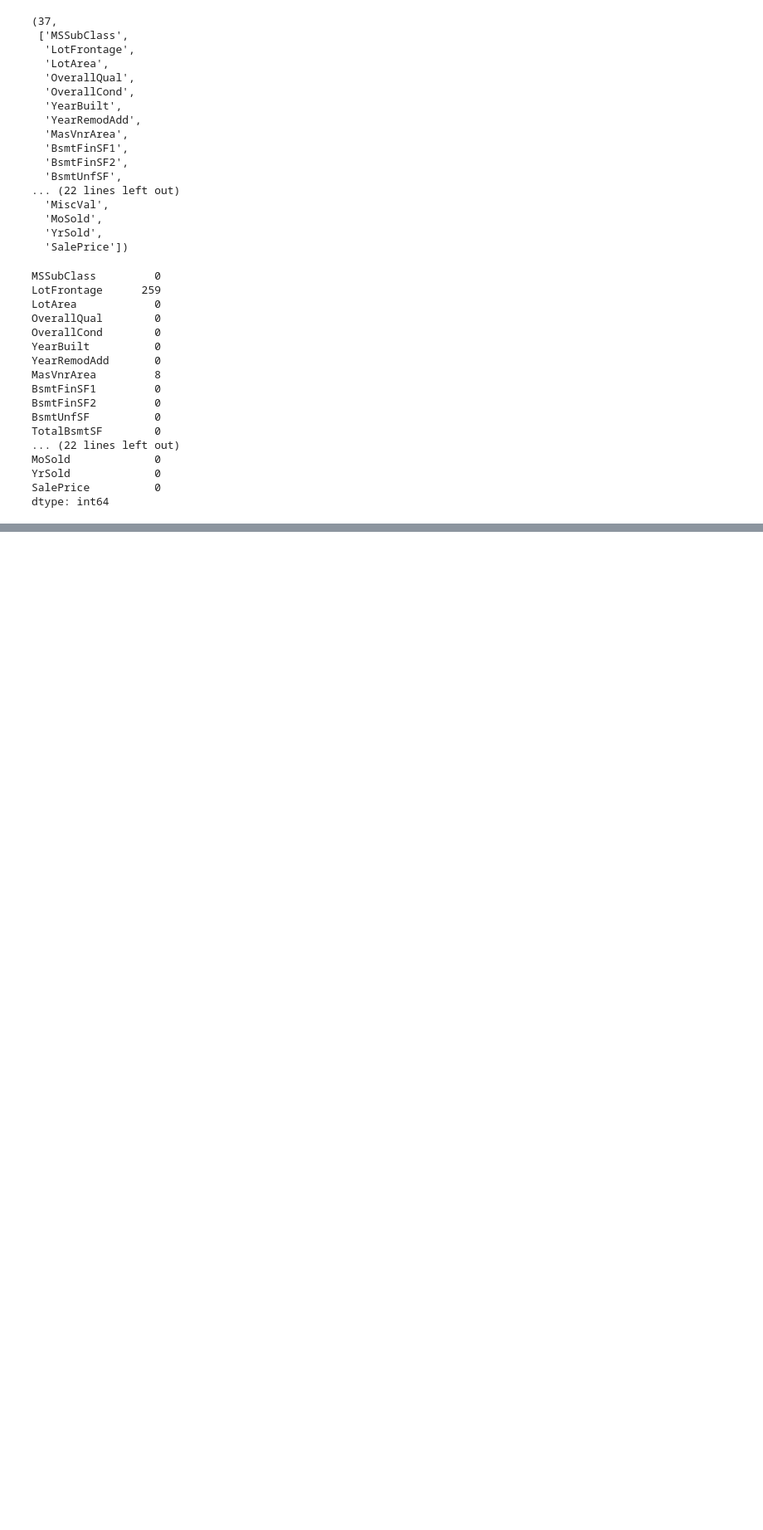
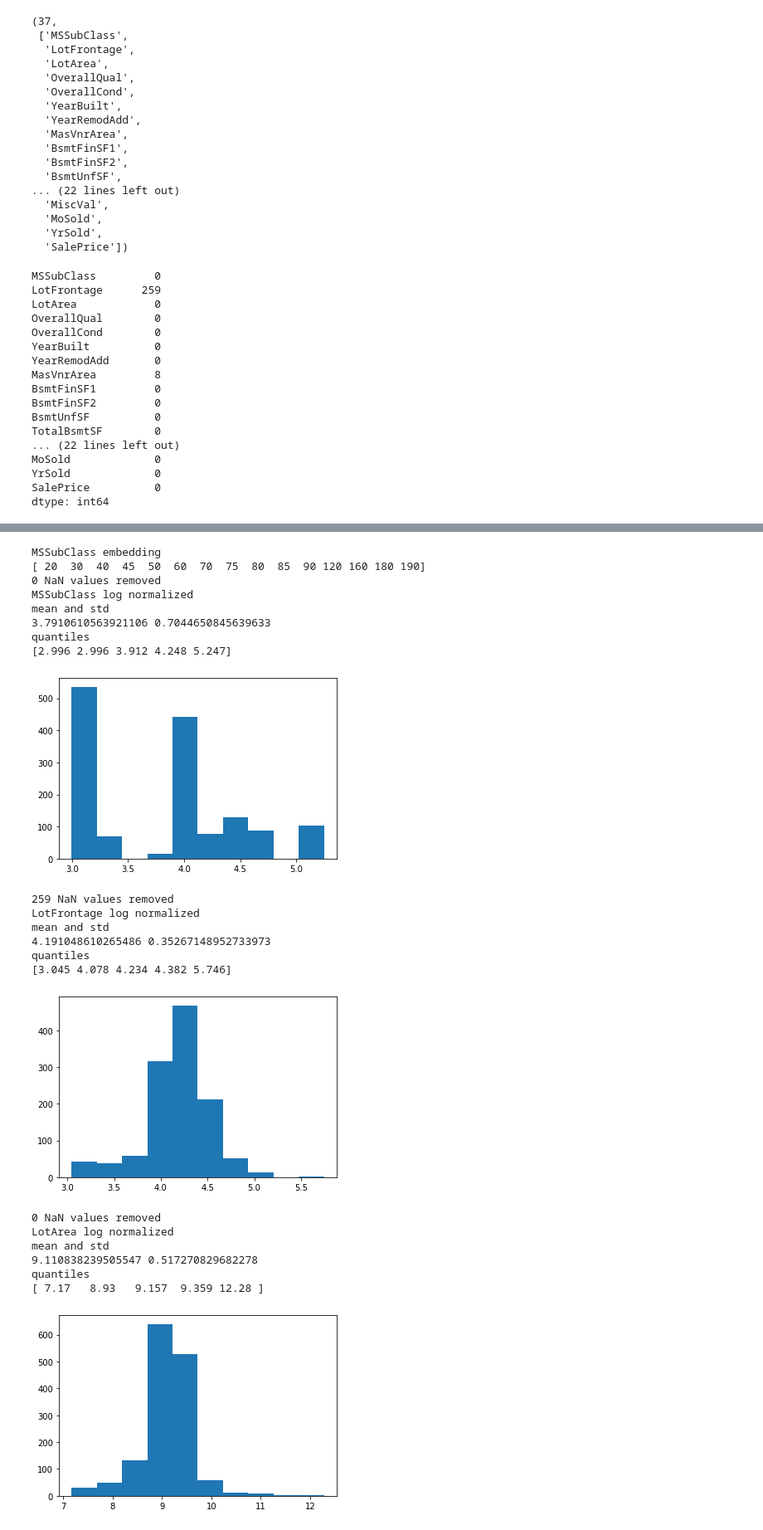
Before and after one commit to Arnaud15/house_prices_mlp, a Jupyter notebook: eda.ipynb, the cells around one changed output, grey strips where cells are left out. Shown: that part at 83% size. Cells and saved outputs as stored; diff of their text form; code cells hidden in the pictures; blank space fills up the shorter version.

```diff
--- a/eda.ipynb
+++ b/eda.ipynb
@@ -57,20 +94,3 @@ MoSold             0
 YrSold             0
 SalePrice          0
 dtype: int64
-# %%
-for ncol in numerical_cols:
-    arr = data.loc[:, ncol].values
-    n_uniques = len(np.unique(arr))
-    if n_uniques <= 50:
-        print(ncol, "embedding", n_uniques)
-        continue
-    if arr.min() >= 0:
-        print(ncol, "log normalize")
-        arr = np.log(1.0 + arr)
-    else:
-        print(ncol, "regular")
-    mean = arr.mean()
-    std = ((arr - mean) ** 2).mean()
-    a5, a95 = mean - std * 1.96, mean + std * 1.96
-    tq5, tq95 = (arr <= a5).mean(), (arr >= a95).mean()
-    print(ncol, tq5, tq95)
@@ -223,0 +97,63 @@ DeviceArray([0.042], dtype=float32)
+# %%
+featurizations = defaultdict(list)
+for ncol in numerical_cols:
+    arr = data.loc[:, ncol].values
+    n_uniques = len(np.unique(arr))
+    hist = False
+    embed = False
+    if n_uniques <= 15:
+        print(ncol, "embedding")
+        print(np.unique(arr))
+        embed = True
+    n_nans = np.isnan(arr).sum()
+    print(f"{n_nans} NaN values removed")
+    arr = arr[~np.isnan(arr)]
+    if arr.min() > 0:
+        print(ncol, "log normalized")
+        arr = np.log(arr)
+        hist = True
+    else:
+        print(ncol, "not normalized")
+        hist = True
+    if hist:
+        print('mean and std')
+        print(arr.mean(), arr.std())
+        print('quantiles')
+        print(np.quantile(arr, [0.0, 0.25, 0.5, 0.75, 1.0]))
+        plt.figure()
+        plt.hist(arr)
+        plt.show()
+        plt.close()
+    if embed:
+        cat = "embed double check"
+    elif n_nans > 0:
+        cat = "nan problem"
+    elif arr.min() > 0:
+        cat = "log norm"
+    else:
+        cat = "identity"
+    featurizations[cat].append(ncol)
+# %% [output]
+MSSubClass embedding
+[ 20  30  40  45  50  60  70  75  80  85  90 120 160 180 190]
+0 NaN values removed
+MSSubClass log normalized
+mean and std
+3.7910610563921106 0.7044650845639633
+quantiles
+[2.996 2.996 3.912 4.248 5.247]
+[figure, added]
+259 NaN values removed
+LotFrontage log normalized
+mean and std
+4.191048610265486 0.35267148952733973
+quantiles
+[3.045 4.078 4.234 4.382 5.746]
+[figure, added]
+0 NaN values removed
+LotArea log normalized
+mean and std
+9.110838239505547 0.517270829682278
+quantiles
+[ 7.17   8.93   9.157  9.359 12.28 ]
+[figure, added]
```
Also changed, not shown: parts of 48 cells of this notebook.
